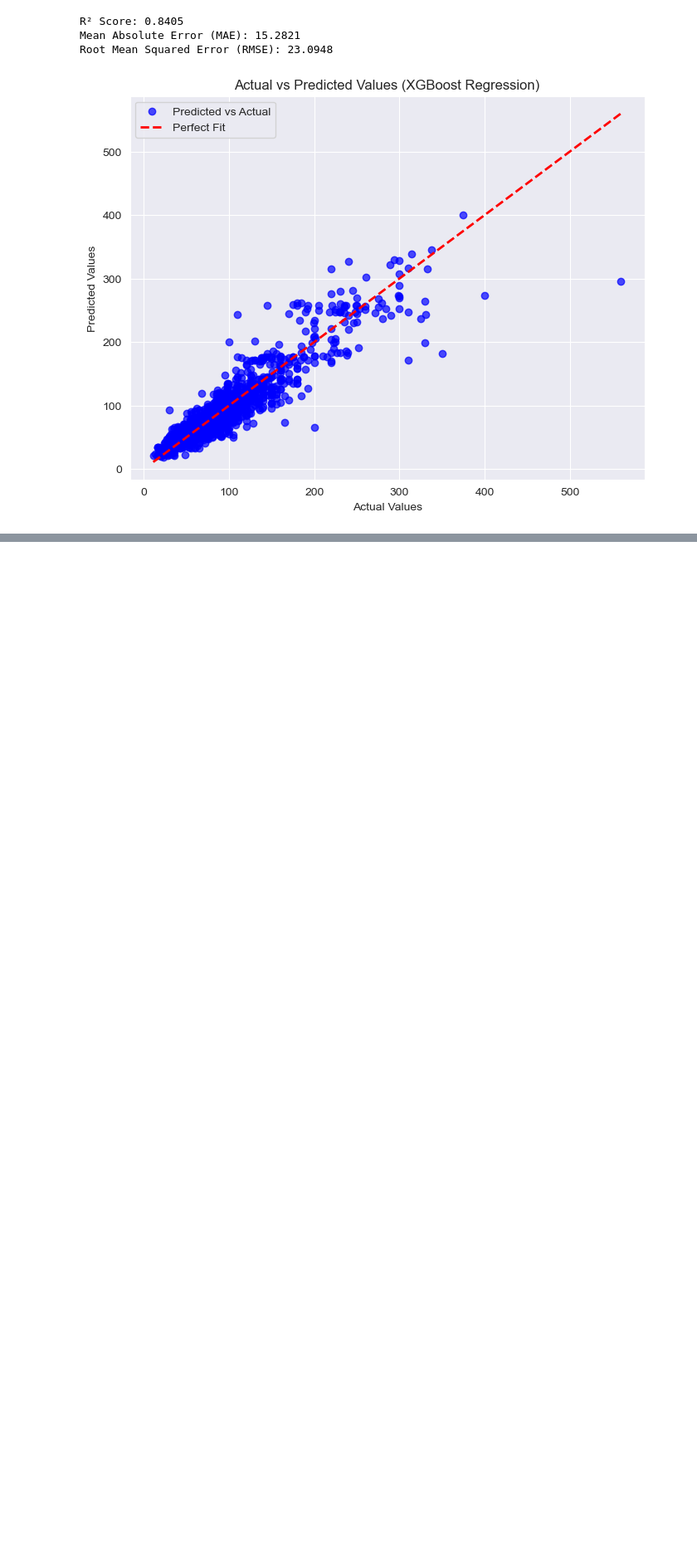
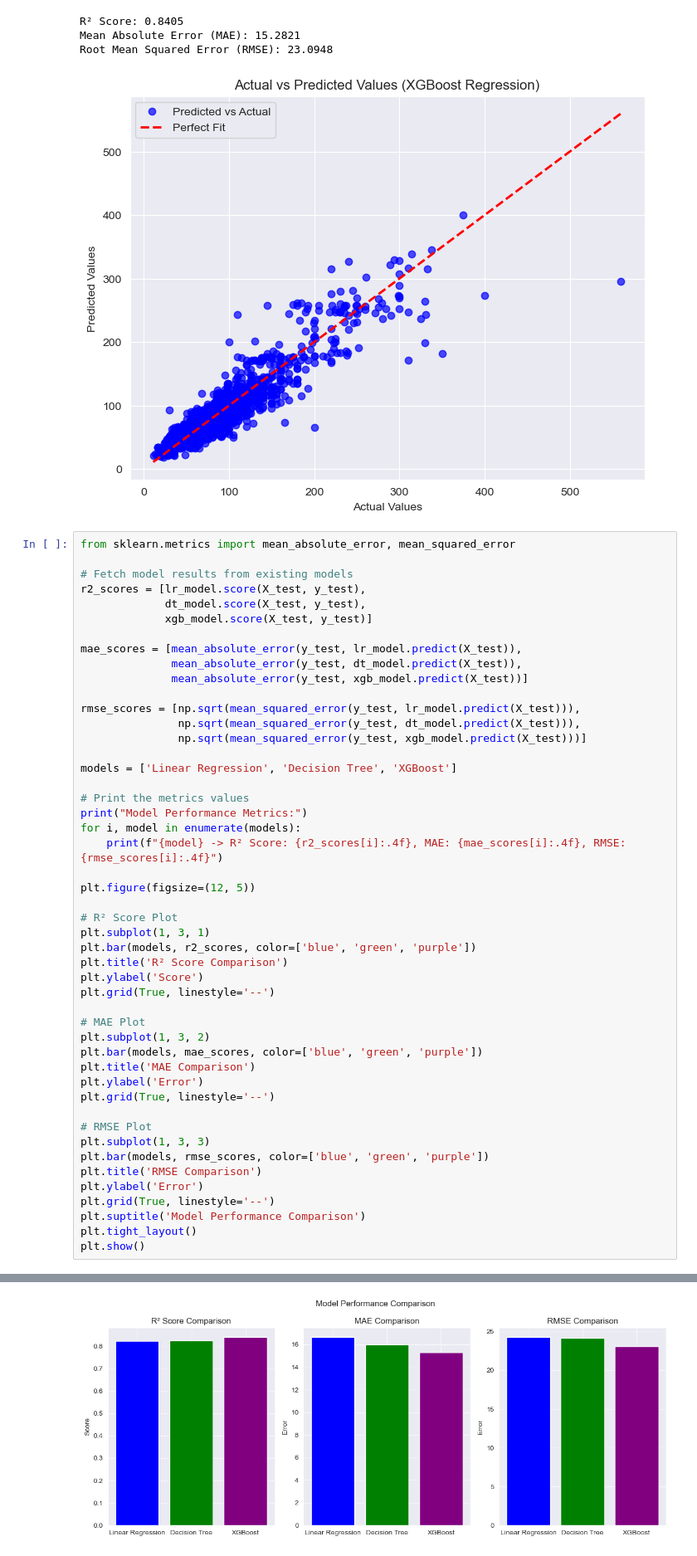
Before and after one commit to Domahajan/Scientific-Project, a Jupyter notebook: hpp.ipynb, the cells around one changed output, grey strips where cells are left out. Shown: that part at 83% size. Saved outputs shown, nothing was run; the diff lists cells and outputs as text; blank space fills up the shorter version.

```diff
--- a/hpp.ipynb
+++ b/hpp.ipynb
@@ -924,3 +924,52 @@ R² Score: 0.8405
 Mean Absolute Error (MAE): 15.2821
 Root Mean Squared Error (RMSE): 23.0948
 [figure]
+# %%
+from sklearn.metrics import mean_absolute_error, mean_squared_error
+
+# Fetch model results from existing models
+r2_scores = [lr_model.score(X_test, y_test),
+             dt_model.score(X_test, y_test),
+             xgb_model.score(X_test, y_test)]
+
+mae_scores = [mean_absolute_error(y_test, lr_model.predict(X_test)),
+              mean_absolute_error(y_test, dt_model.predict(X_test)),
+              mean_absolute_error(y_test, xgb_model.predict(X_test))]
+
+rmse_scores = [np.sqrt(mean_squared_error(y_test, lr_model.predict(X_test))),
+               np.sqrt(mean_squared_error(y_test, dt_model.predict(X_test))),
+               np.sqrt(mean_squared_error(y_test, xgb_model.predict(X_test)))]
+
+models = ['Linear Regression', 'Decision Tree', 'XGBoost']
+
+# Print the metrics values
+print("Model Performance Metrics:")
+for i, model in enumerate(models):
+    print(f"{model} -> R² Score: {r2_scores[i]:.4f}, MAE: {mae_scores[i]:.4f}, RMSE: {rmse_scores[i]:.4f}")
+
+plt.figure(figsize=(12, 5))
+
+# R² Score Plot
+plt.subplot(1, 3, 1)
+plt.bar(models, r2_scores, color=['blue', 'green', 'purple'])
+plt.title('R² Score Comparison')
+plt.ylabel('Score')
+plt.grid(True, linestyle='--')
+
+# MAE Plot
+plt.subplot(1, 3, 2)
+plt.bar(models, mae_scores, color=['blue', 'green', 'purple'])
+plt.title('MAE Comparison')
+plt.ylabel('Error')
+plt.grid(True, linestyle='--')
+
+# RMSE Plot
+plt.subplot(1, 3, 3)
+plt.bar(models, rmse_scores, color=['blue', 'green', 'purple'])
+plt.title('RMSE Comparison')
+plt.ylabel('Error')
+plt.grid(True, linestyle='--')
+plt.suptitle('Model Performance Comparison')
+plt.tight_layout()
+plt.show()
+# %% [output]
@@ -926,0 +980 @@ Root Mean Squared Error (RMSE): 23.0948
+[figure, added]
```
Also changed, not shown: parts of 1 cell of this notebook.
